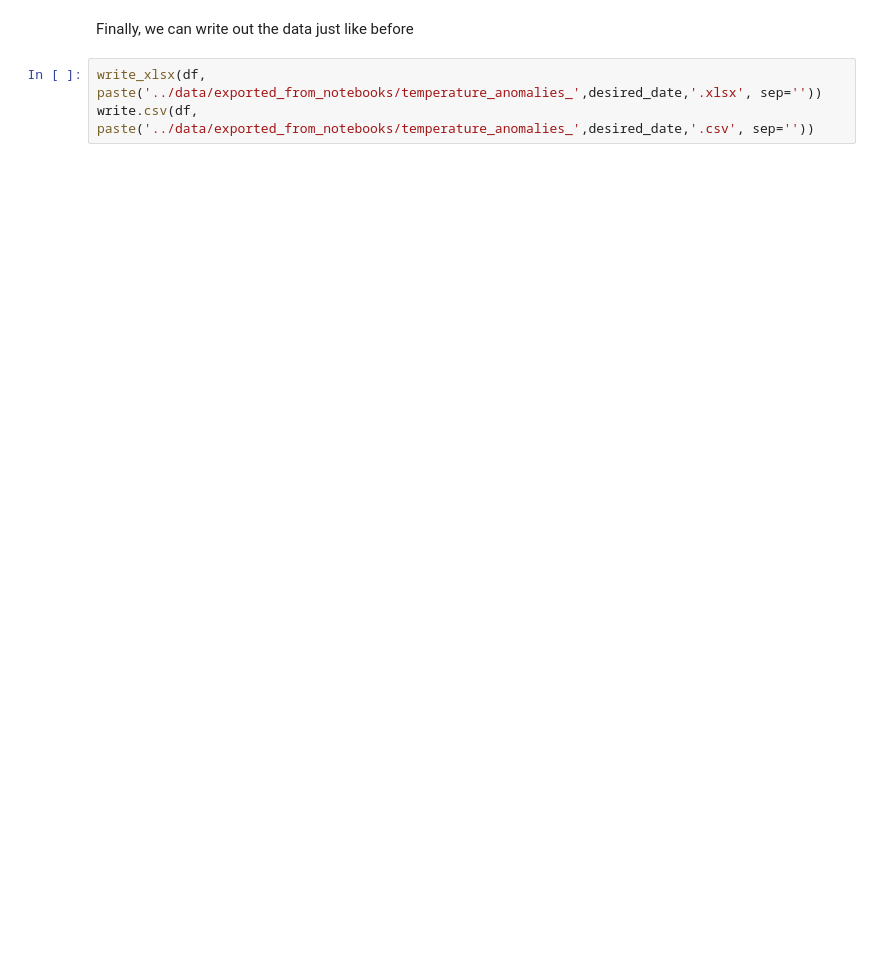
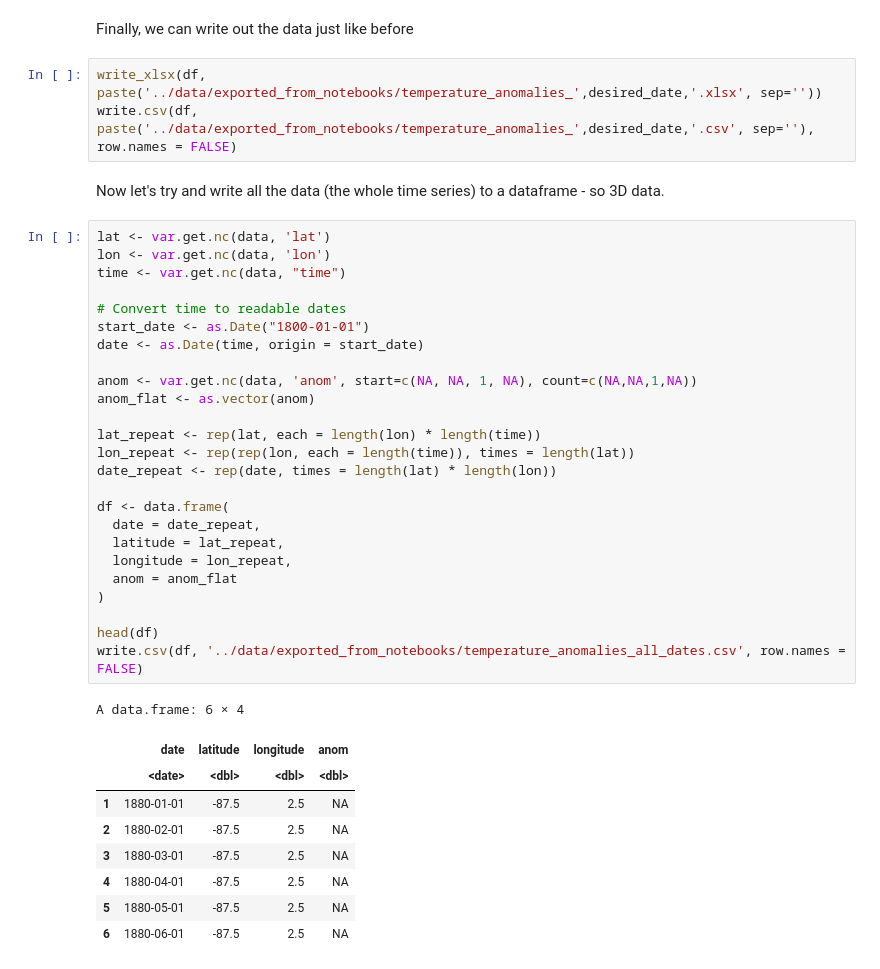
Before and after one commit to NorDataNet/NetCDF_in_R_from_beginner_to_pro, a Jupyter notebook: book/03_extracting_data_to_different_formats.ipynb, the cells around one changed output. Cells and saved outputs as stored; diff of their text form; blank space fills up the shorter version.

```diff
--- a/book/03_extracting_data_to_different_formats.ipynb
+++ b/book/03_extracting_data_to_different_formats.ipynb
@@ -144,4 +136,41 @@ head(df)
 Finally, we can write out the data just like before
 # %%
 write_xlsx(df, paste('../data/exported_from_notebooks/temperature_anomalies_',desired_date,'.xlsx', sep=''))
-write.csv(df, paste('../data/exported_from_notebooks/temperature_anomalies_',desired_date,'.csv', sep=''))
+write.csv(df, paste('../data/exported_from_notebooks/temperature_anomalies_',desired_date,'.csv', sep=''), row.names = FALSE)
+# %% [markdown]
+Now let's try and write all the data (the whole time series) to a dataframe - so 3D data.
+# %%
+lat <- var.get.nc(data, 'lat')
+lon <- var.get.nc(data, 'lon')
+time <- var.get.nc(data, "time")
+
+# Convert time to readable dates
+start_date <- as.Date("1800-01-01")
+date <- as.Date(time, origin = start_date)
+
+anom <- var.get.nc(data, 'anom', start=c(NA, NA, 1, NA), count=c(NA,NA,1,NA))
+anom_flat <- as.vector(anom)
+
+lat_repeat <- rep(lat, each = length(lon) * length(time))
+lon_repeat <- rep(rep(lon, each = length(time)), times = length(lat))
+date_repeat <- rep(date, times = length(lat) * length(lon))
+
+df <- data.frame(
+  date = date_repeat,
+  latitude = lat_repeat,
+  longitude = lon_repeat,
+  anom = anom_flat
+)
+
+head(df)
+write.csv(df, '../data/exported_from_notebooks/temperature_anomalies_all_dates.csv', row.names = FALSE)
+# %% [output]
+A data.frame: 6 × 4
+|  | date | latitude | longitude | anom |
+|  | <date> | <dbl> | <dbl> | <dbl> |
+| 1 | 1880-01-01 | -87.5 | 2.5 | NA |
+| 2 | 1880-02-01 | -87.5 | 2.5 | NA |
+| 3 | 1880-03-01 | -87.5 | 2.5 | NA |
+| 4 | 1880-04-01 | -87.5 | 2.5 | NA |
+| 5 | 1880-05-01 | -87.5 | 2.5 | NA |
+| 6 | 1880-06-01 | -87.5 | 2.5 | NA |
```
Also changed, not shown: parts of 4 cells of this notebook, 6 other files.
